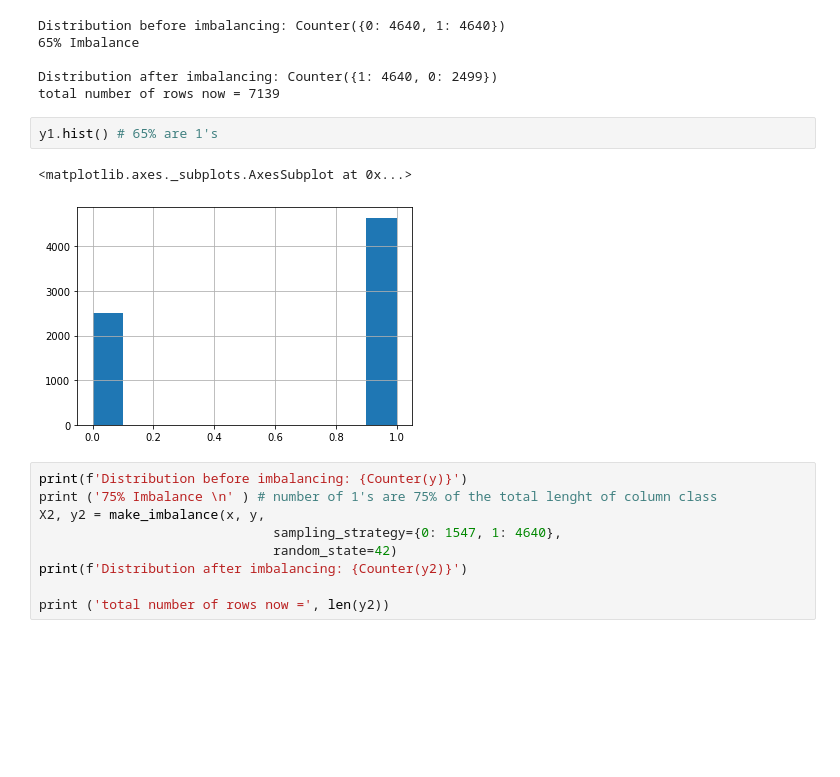
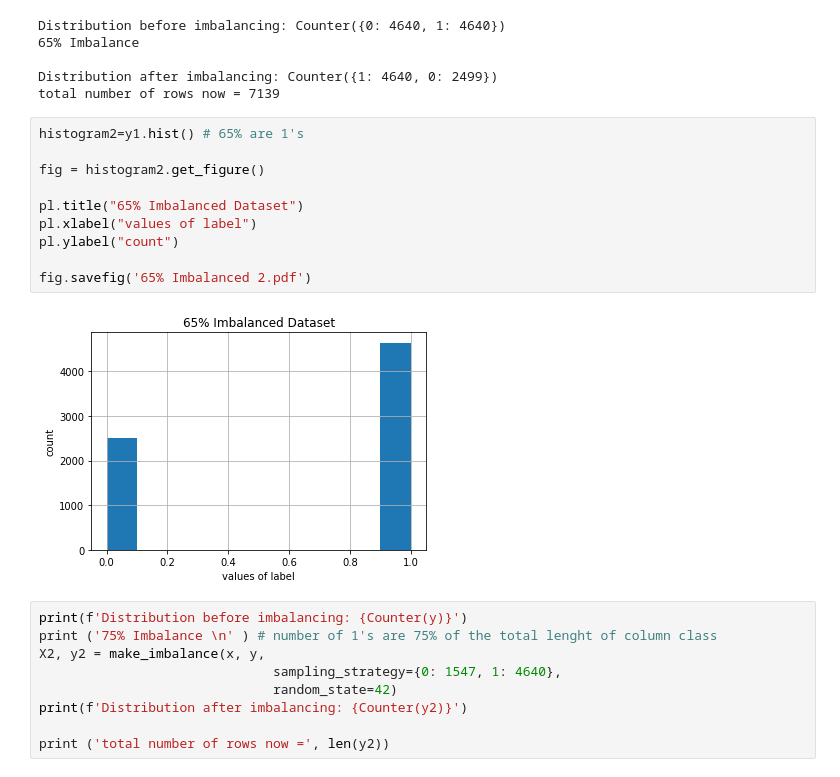
Before and after one commit to sa21262/datascience22, a Jupyter notebook: Assignment21a/balanced_bank.ipynb, the cells around one changed output. Drawn from its saved outputs; the diff is of its cells as text; blank space fills up the shorter version.

```diff
--- a/Assignment21a/balanced_bank.ipynb
+++ b/Assignment21a/balanced_bank.ipynb
@@ -144,11 +152,18 @@ Distribution before imbalancing: Counter({0: 4640, 1: 4640})
 
 Distribution after imbalancing: Counter({1: 4640, 0: 2499})
 total number of rows now = 7139
-# %%
-y1.hist() # 65% are 1's
-# %% [output]
-<matplotlib.axes._subplots.AxesSubplot at 0x...>
-[figure, removed]
+# %%
+histogram2=y1.hist() # 65% are 1's
+
+fig = histogram2.get_figure()
+
+pl.title("65% Imbalanced Dataset")
+pl.xlabel("values of label")
+pl.ylabel("count")
+
+fig.savefig('65% Imbalanced 2.pdf')
+# %% [output]
+[figure, added]
 # %%
 print(f'Distribution before imbalancing: {Counter(y)}')
 print ('75% Imbalance \n' ) # number of 1's are 75% of the total lenght of column class
```
Also changed, not shown: parts of 7 cells of this notebook.
